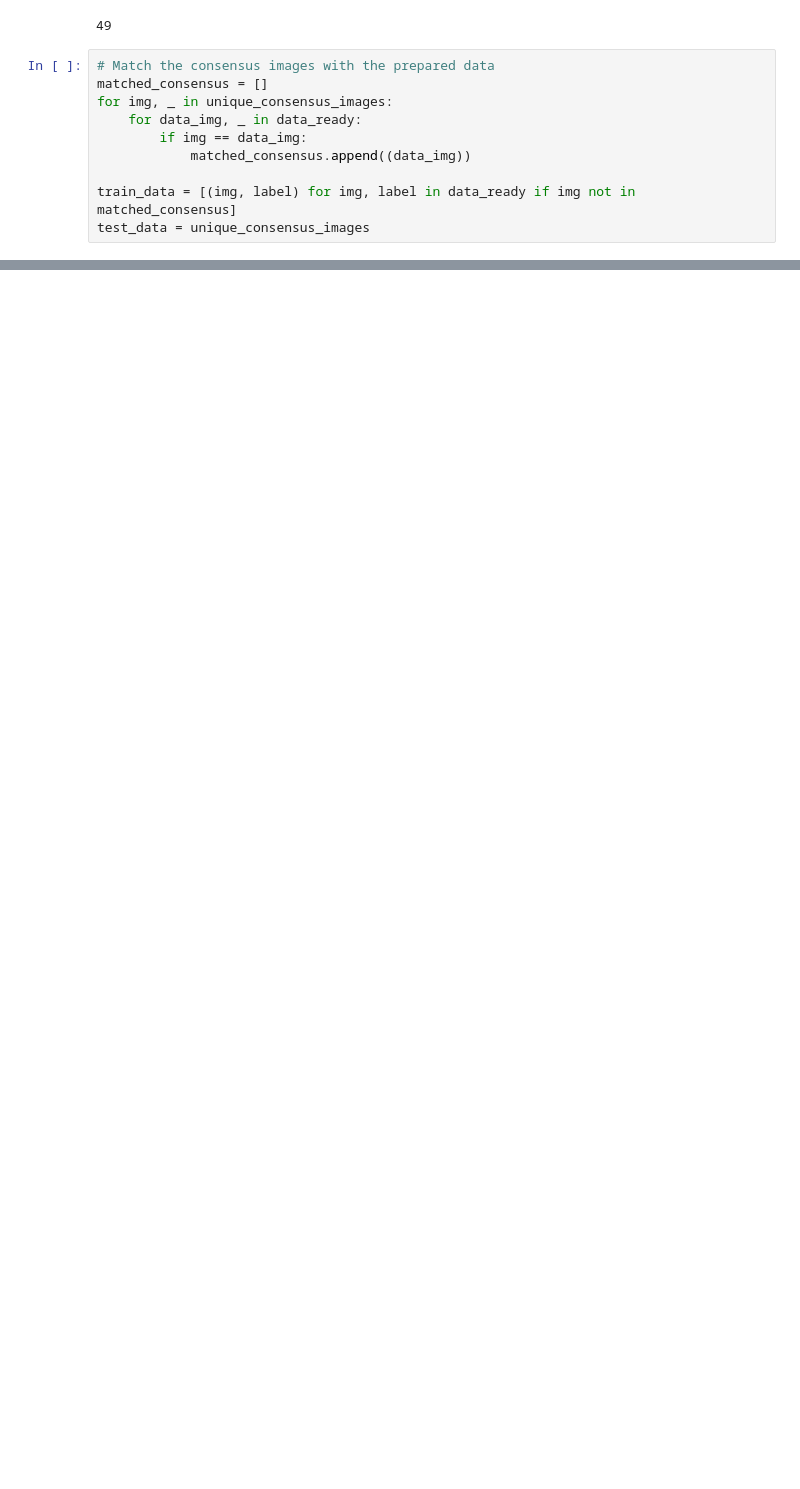
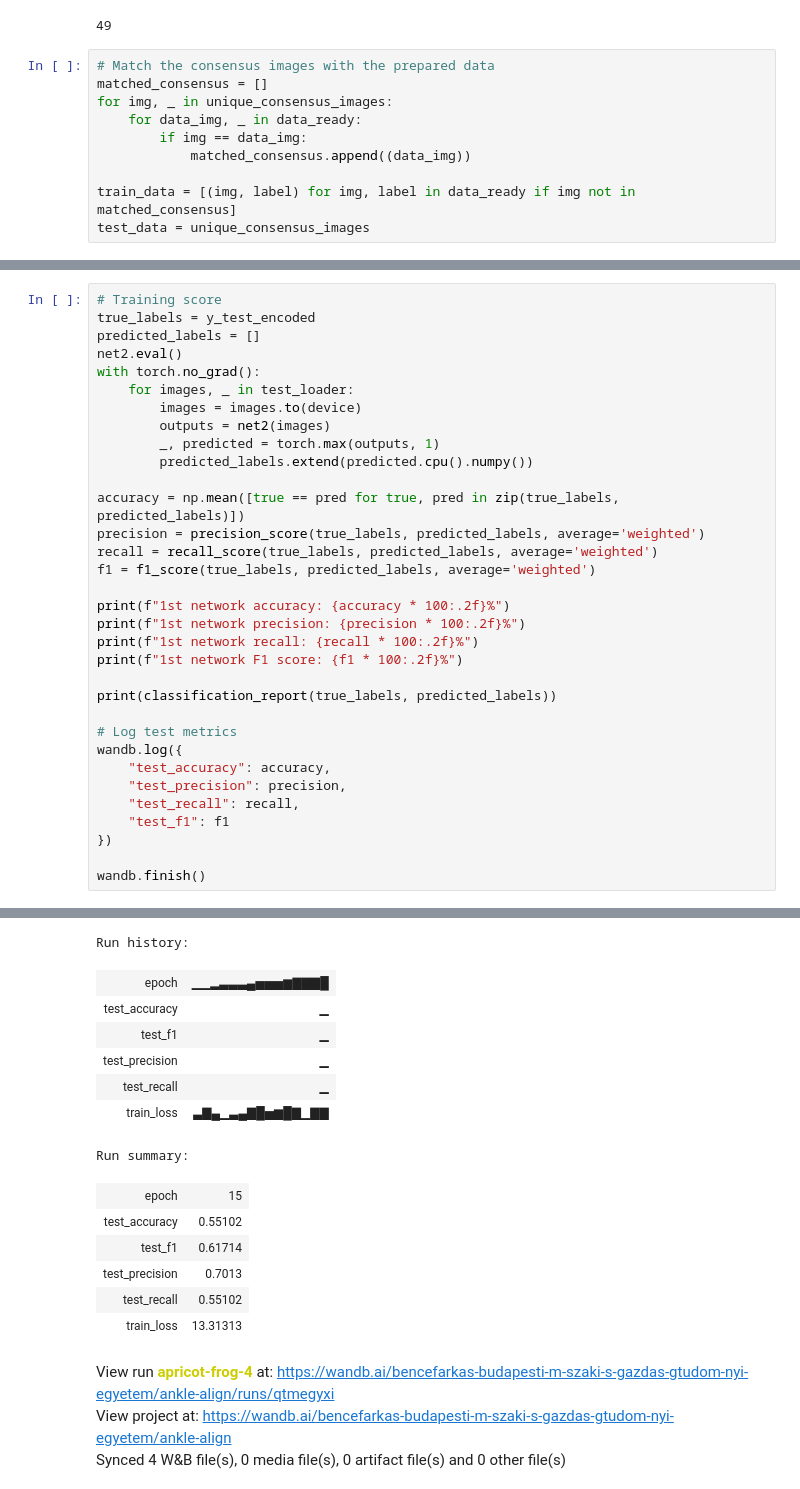
Before and after one commit to bencefarkas27/BMEVITMMA18_Deep-Learning_AnkleAlign_D6AE9F, a Jupyter notebook: notebook/prototype.ipynb, the cells around one changed output, grey strips where cells are left out. Cells and saved outputs as stored; diff of their text form; blank space fills up the shorter version.

```diff
--- a/notebook/prototype.ipynb
+++ b/notebook/prototype.ipynb
@@ -421,0 +583,34 @@ weighted avg       0.98      0.98      0.98       219
+# %%
+# Training score
+true_labels = y_test_encoded
+predicted_labels = []
+net2.eval()
+with torch.no_grad():
+    for images, _ in test_loader:
+        images = images.to(device)
+        outputs = net2(images)
+        _, predicted = torch.max(outputs, 1)
+        predicted_labels.extend(predicted.cpu().numpy())
+
+accuracy = np.mean([true == pred for true, pred in zip(true_labels, predicted_labels)])
+precision = precision_score(true_labels, predicted_labels, average='weighted')
+recall = recall_score(true_labels, predicted_labels, average='weighted')
+f1 = f1_score(true_labels, predicted_labels, average='weighted')
+
+print(f"1st network accuracy: {accuracy * 100:.2f}%")
+print(f"1st network precision: {precision * 100:.2f}%")
+print(f"1st network recall: {recall * 100:.2f}%")
+print(f"1st network F1 score: {f1 * 100:.2f}%")
+
+print(classification_report(true_labels, predicted_labels))
+
+# Log test metrics
+wandb.log({
+    "test_accuracy": accuracy,
+    "test_precision": precision,
+    "test_recall": recall,
+    "test_f1": f1
+})
+
+wandb.finish()
+# %% [output]
@@ -421,0 +632,17 @@ weighted avg       0.98      0.98      0.98       219
+Run history:
+| epoch | ▁▁▂▃▃▃▄▅▅▅▆▇▇▇█ |
+| test_accuracy | ▁ |
+| test_f1 | ▁ |
+| test_precision | ▁ |
+| test_recall | ▁ |
+| train_loss | ▃▇▄▁▃▄▇█▅▆█▇▁▇▇ |
+Run summary:
+| epoch | 15 |
+| test_accuracy | 0.55102 |
+| test_f1 | 0.61714 |
+| test_precision | 0.7013 |
+| test_recall | 0.55102 |
+| train_loss | 13.31313 |
+View run apricot-frog-4 at: https://wandb.ai/bencefarkas-budapesti-m-szaki-s-gazdas-gtudom-nyi-egyetem/ankle-align/runs/qtmegyxi
+View project at: https://wandb.ai/bencefarkas-budapesti-m-szaki-s-gazdas-gtudom-nyi-egyetem/ankle-align
+Synced 4 W&B file(s), 0 media file(s), 0 artifact file(s) and 0 other file(s)
```
Also changed, not shown: parts of 17 cells of this notebook, 3 other files.
